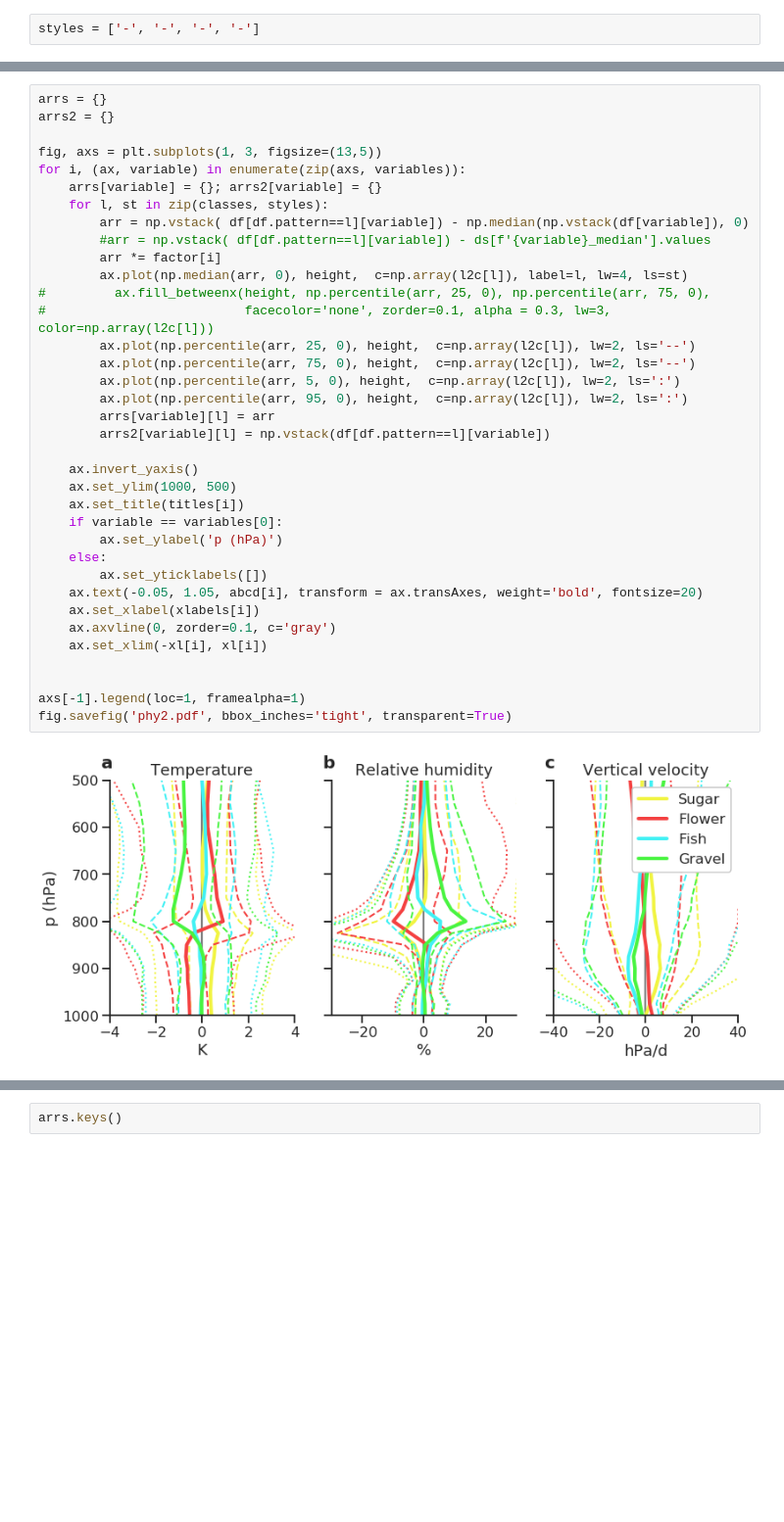
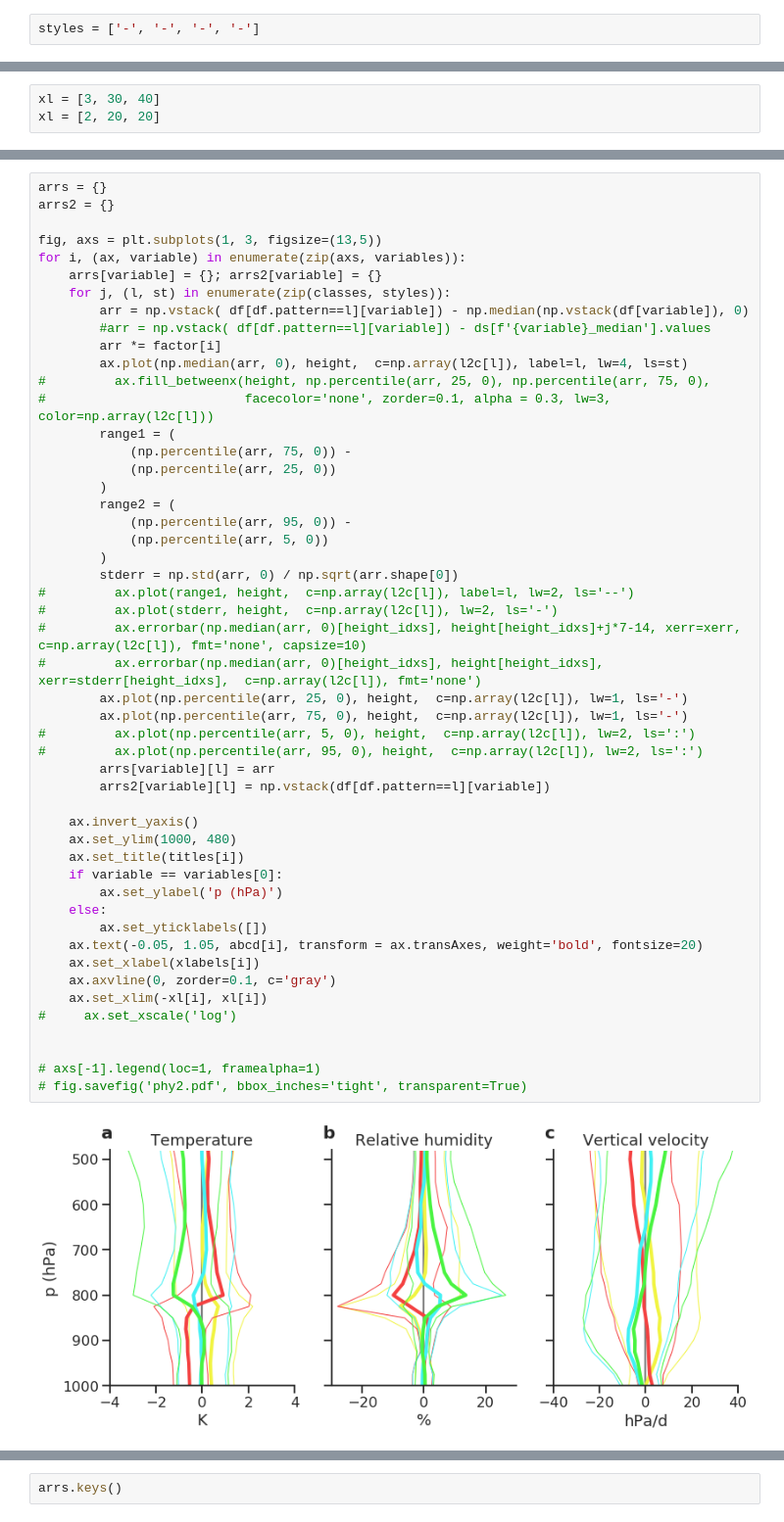
Before and after one commit to raspstephan/sugar-flower-fish-or-gravel, a Jupyter notebook: Plotting_ERAInterim_HumanLabelsProfiles.ipynb, the cells around one changed output, grey strips where cells are left out. Shown at 98% size. Drawn from its saved outputs; the diff is of its cells as text; blank space fills up the shorter version.

```diff
--- a/Plotting_ERAInterim_HumanLabelsProfiles.ipynb
+++ b/Plotting_ERAInterim_HumanLabelsProfiles.ipynb
@@ -262,0 +276,3 @@ styles = ['-', '-', '-', '-']
+# %%
+xl = [3, 30, 40]
+xl = [2, 20, 20]
@@ -263,38 +363,52 @@ styles = ['-', '-', '-', '-']
 # %%
 arrs = {}
 arrs2 = {}
 
 fig, axs = plt.subplots(1, 3, figsize=(13,5))
 for i, (ax, variable) in enumerate(zip(axs, variables)):
     arrs[variable] = {}; arrs2[variable] = {}
-    for l, st in zip(classes, styles):
+    for j, (l, st) in enumerate(zip(classes, styles)):
         arr = np.vstack( df[df.pattern==l][variable]) - np.median(np.vstack(df[variable]), 0)
         #arr = np.vstack( df[df.pattern==l][variable]) - ds[f'{variable}_median'].values
         arr *= factor[i]
         ax.plot(np.median(arr, 0), height,  c=np.array(l2c[l]), label=l, lw=4, ls=st)
 #         ax.fill_betweenx(height, np.percentile(arr, 25, 0), np.percentile(arr, 75, 0),
 #                          facecolor='none', zorder=0.1, alpha = 0.3, lw=3, color=np.array(l2c[l]))
-        ax.plot(np.percentile(arr, 25, 0), height,  c=np.array(l2c[l]), lw=2, ls='--')
-        ax.plot(np.percentile(arr, 75, 0), height,  c=np.array(l2c[l]), lw=2, ls='--')
-        ax.plot(np.percentile(arr, 5, 0), height,  c=np.array(l2c[l]), lw=2, ls=':')
-        ax.plot(np.percentile(arr, 95, 0), height,  c=np.array(l2c[l]), lw=2, ls=':')
+        range1 = (
+            (np.percentile(arr, 75, 0)) -
+            (np.percentile(arr, 25, 0))
+        )
+        range2 = (
+            (np.percentile(arr, 95, 0)) -
+            (np.percentile(arr, 5, 0))
+        )
+        stderr = np.std(arr, 0) / np.sqrt(arr.shape[0])
+#         ax.plot(range1, height,  c=np.array(l2c[l]), label=l, lw=2, ls='--')
+#         ax.plot(stderr, height,  c=np.array(l2c[l]), lw=2, ls='-')
+#         ax.errorbar(np.median(arr, 0)[height_idxs], height[height_idxs]+j*7-14, xerr=xerr,  c=np.array(l2c[l]), fmt='none', capsize=10)
+#         ax.errorbar(np.median(arr, 0)[height_idxs], height[height_idxs], xerr=stderr[height_idxs],  c=np.array(l2c[l]), fmt='none')
+        ax.plot(np.percentile(arr, 25, 0), height,  c=np.array(l2c[l]), lw=1, ls='-')
+        ax.plot(np.percentile(arr, 75, 0), height,  c=np.array(l2c[l]), lw=1, ls='-')
+#         ax.plot(np.percentile(arr, 5, 0), height,  c=np.array(l2c[l]), lw=2, ls=':')
+#         ax.plot(np.percentile(arr, 95, 0), height,  c=np.array(l2c[l]), lw=2, ls=':')
         arrs[variable][l] = arr
         arrs2[variable][l] = np.vstack(df[df.pattern==l][variable])
 
     ax.invert_yaxis()
-    ax.set_ylim(1000, 500)
+    ax.set_ylim(1000, 480)
     ax.set_title(titles[i])
     if variable == variables[0]:
         ax.set_ylabel('p (hPa)')
     else:
         ax.set_yticklabels([])
     ax.text(-0.05, 1.05, abcd[i], transform = ax.transAxes, weight='bold', fontsize=20)
     ax.set_xlabel(xlabels[i])
     ax.axvline(0, zorder=0.1, c='gray')
     ax.set_xlim(-xl[i], xl[i])
+#     ax.set_xscale('log')
 
 
-axs[-1].legend(loc=1, framealpha=1)
-fig.savefig('phy2.pdf', bbox_inches='tight', transparent=True)
+# axs[-1].legend(loc=1, framealpha=1)
+# fig.savefig('phy2.pdf', bbox_inches='tight', transparent=True)
 # %% [output]
-[figure, old version]
+[figure, new version]
```
Also changed, not shown: parts of 13 cells of this notebook, 2 other files.
